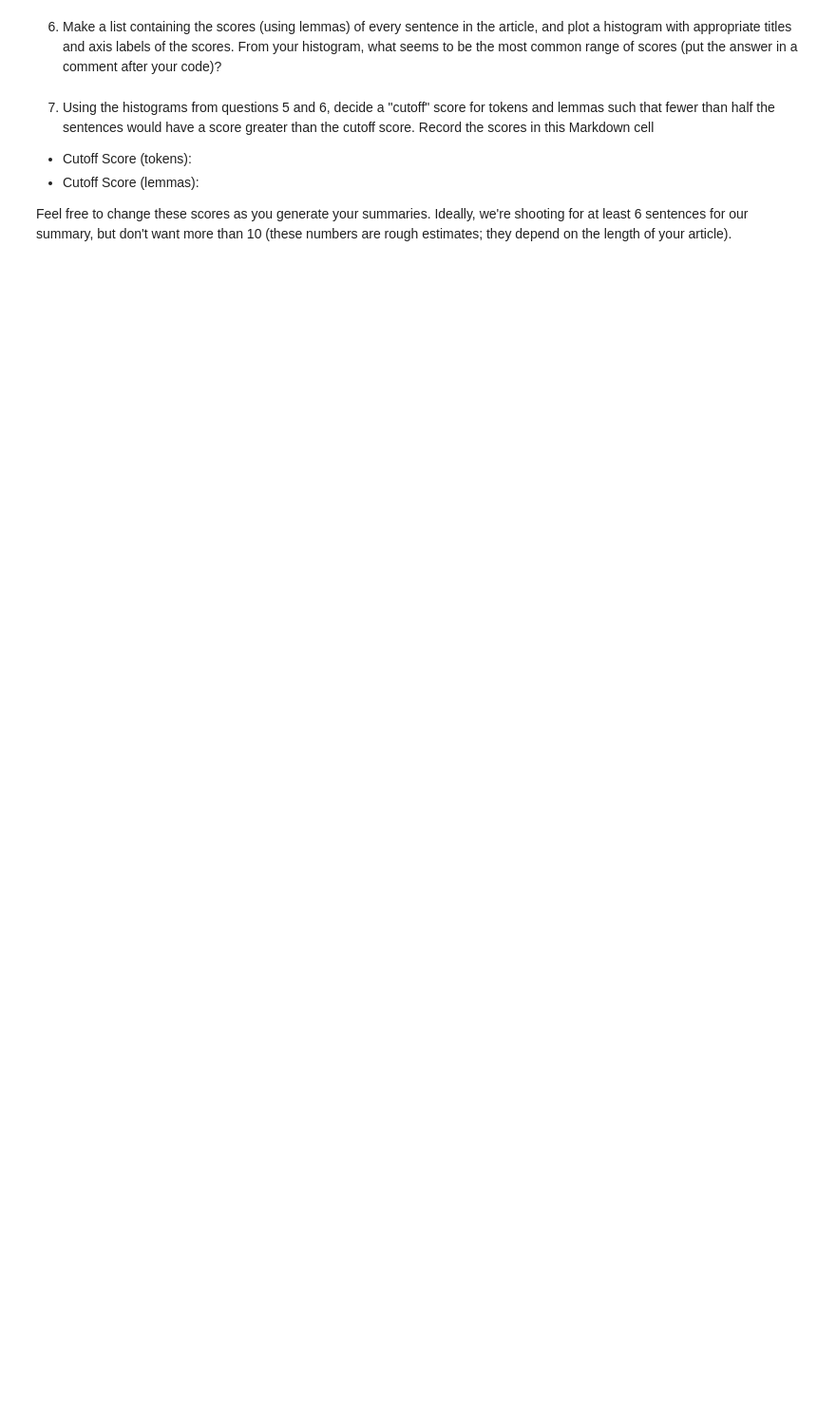
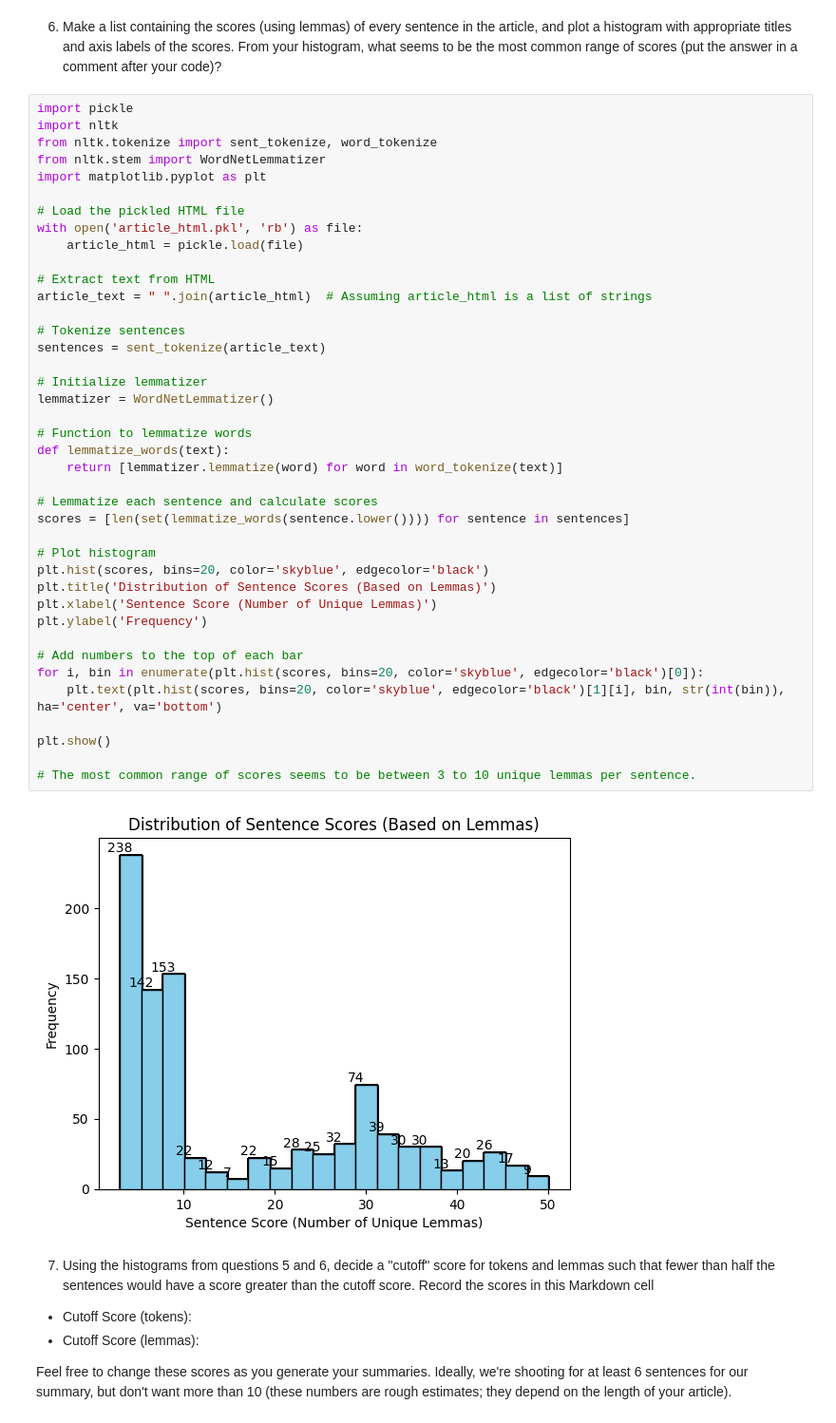
Before and after one commit to jg2012/article-summarizer, a Jupyter notebook: article-summarizer.ipynb, the cells around one changed output. Shown: that part at 95% size. Cells and saved outputs as stored; diff of their text form; blank space fills up the shorter version.

```diff
--- a/article-summarizer.ipynb
+++ b/article-summarizer.ipynb
@@ -54,5 +223,47 @@ All prereqs installed.
 # %% [markdown]
 6. Make a list containing the scores (using lemmas) of every sentence in the article, and plot a histogram with appropriate titles and axis labels of the scores.  From your histogram, what seems to be the most common range of scores (put the answer in a comment after your code)?
+# %%
+import pickle
+import nltk
+from nltk.tokenize import sent_tokenize, word_tokenize
+from nltk.stem import WordNetLemmatizer
+import matplotlib.pyplot as plt
+
+# Load the pickled HTML file
+with open('article_html.pkl', 'rb') as file:
+    article_html = pickle.load(file)
+
+# Extract text from HTML
+article_text = " ".join(article_html)  # Assuming article_html is a list of strings
+
+# Tokenize sentences
+sentences = sent_tokenize(article_text)
+
+# Initialize lemmatizer
+lemmatizer = WordNetLemmatizer()
+
+# Function to lemmatize words
+def lemmatize_words(text):
+    return [lemmatizer.lemmatize(word) for word in word_tokenize(text)]
+
+# Lemmatize each sentence and calculate scores
+scores = [len(set(lemmatize_words(sentence.lower()))) for sentence in sentences]
+
+# Plot histogram
+plt.hist(scores, bins=20, color='skyblue', edgecolor='black')
+plt.title('Distribution of Sentence Scores (Based on Lemmas)')
+plt.xlabel('Sentence Score (Number of Unique Lemmas)')
+plt.ylabel('Frequency')
+
+# Add numbers to the top of each bar
+for i, bin in enumerate(plt.hist(scores, bins=20, color='skyblue', edgecolor='black')[0]):
+    plt.text(plt.hist(scores, bins=20, color='skyblue', edgecolor='black')[1][i], bin, str(int(bin)), ha='center', va='bottom')
+
+plt.show()
+
+# The most common range of scores seems to be between 3 to 10 unique lemmas per sentence.
+# %% [output]
+[figure, added]
 # %% [markdown]
 7. Using the histograms from questions 5 and 6, decide a "cutoff" score for tokens and lemmas such that fewer than half the sentences would have a score greater than the cutoff score.  Record the scores in this Markdown cell
 
```
Also changed, not shown: parts of 7 cells of this notebook, 1 other file.
